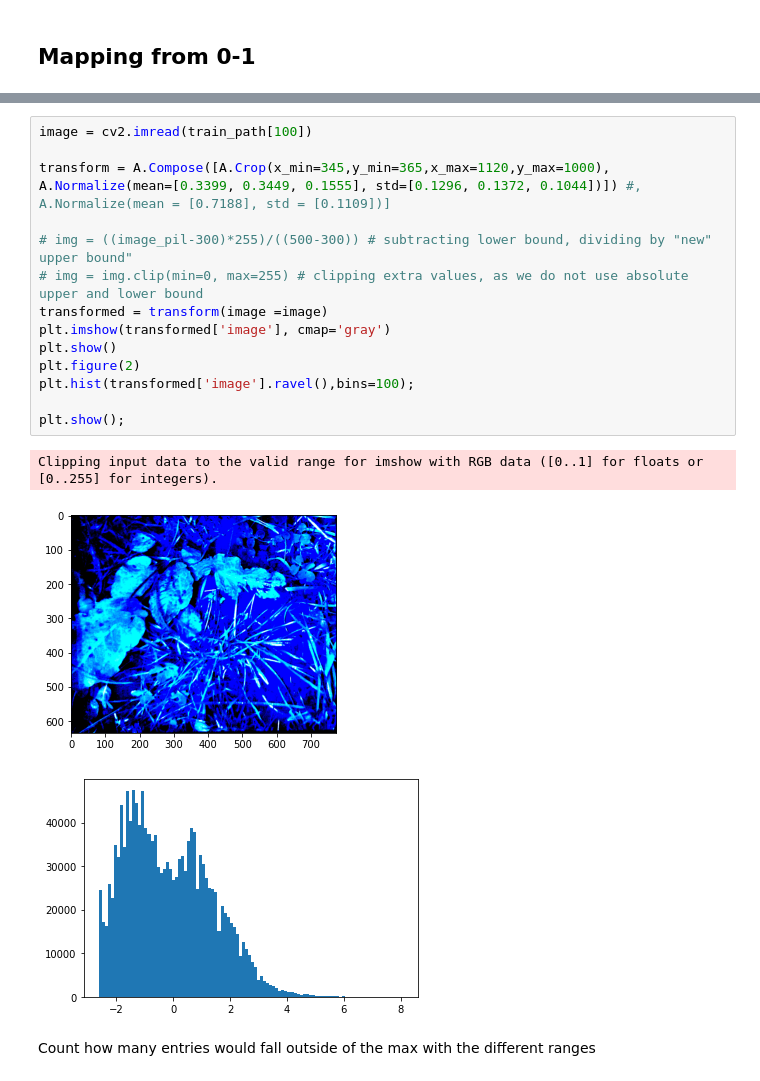
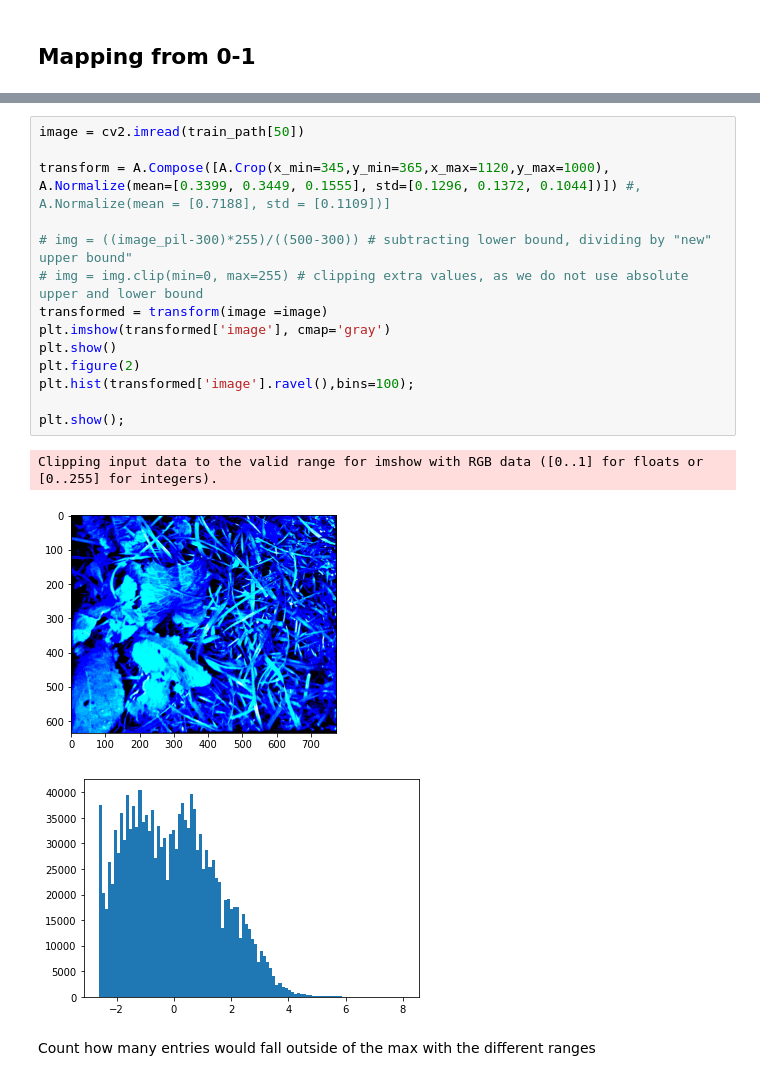
Before and after one commit to ponderbb/GALIROOT, a Jupyter notebook: src/sandbox.ipynb, the cells around one changed output, grey strips where cells are left out. Drawn from its saved outputs; the diff is of its cells as text.

```diff
--- a/src/sandbox.ipynb
+++ b/src/sandbox.ipynb
@@ -96,21 +97,21 @@ plt.show();
 # %%
-image = cv2.imread(train_path[100])
+image = cv2.imread(train_path[50])
 
 transform = A.Compose([A.Crop(x_min=345,y_min=365,x_max=1120,y_max=1000), A.Normalize(mean=[0.3399, 0.3449, 0.1555], std=[0.1296, 0.1372, 0.1044])]) #, A.Normalize(mean = [0.7188], std = [0.1109])]
 
 # img = ((image_pil-300)*255)/((500-300)) # subtracting lower bound, dividing by "new" upper bound"
 # img = img.clip(min=0, max=255) # clipping extra values, as we do not use absolute upper and lower bound
 transformed = transform(image =image)
 plt.imshow(transformed['image'], cmap='gray')
 plt.show()
 plt.figure(2)
 plt.hist(transformed['image'].ravel(),bins=100);
 
 plt.show();
 # %% [output]
 Clipping input data to the valid range for imshow with RGB data ([0..1] for floats or [0..255] for integers).
-[figure, old version]
+[figure, new version]
-[figure, old version]
+[figure, new version]
 # %% [markdown]
 Count how many entries would fall outside of the max with the different ranges
 # %%
```
Also changed, not shown: parts of 6 cells of this notebook, 7 other files.
